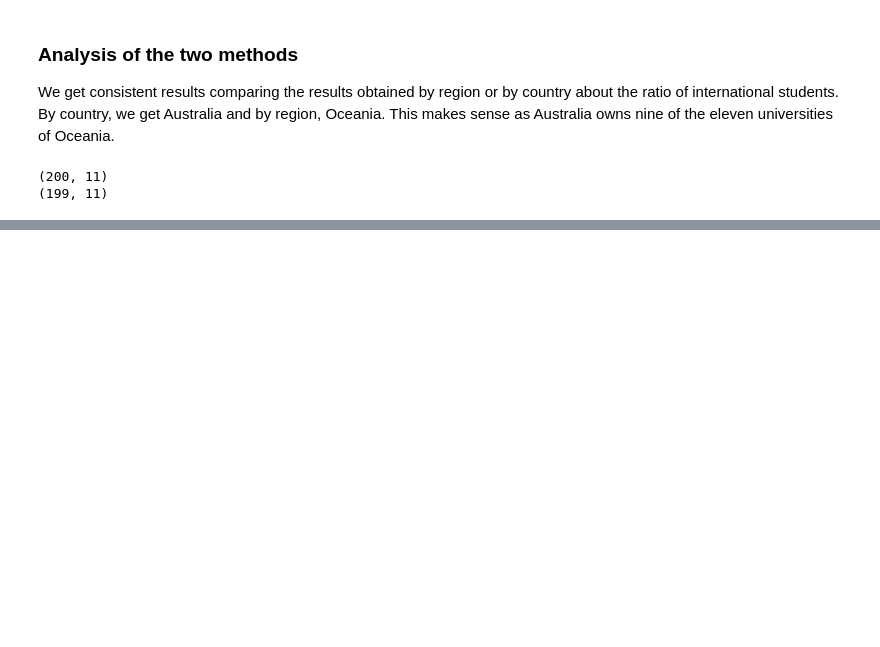
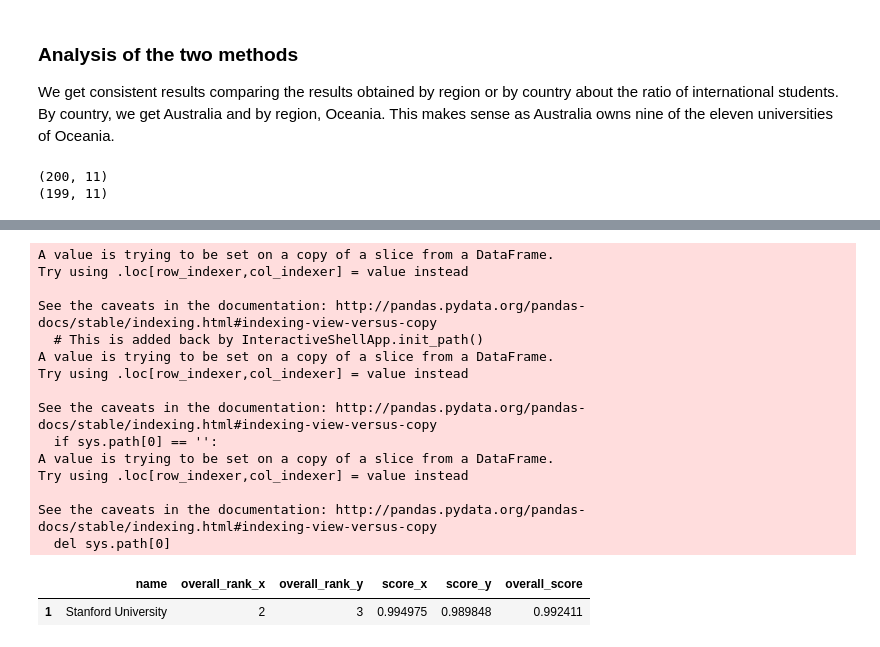
Before and after one commit to Timonzimm/CS-401, a Jupyter notebook: HW02/Homework 2.ipynb, the cells around one changed output, grey strips where cells are left out. Drawn from its saved outputs; the diff is of its cells as text; code cells hidden in the pictures; blank space fills up the shorter version.

```diff
--- a/HW02/Homework 2.ipynb
+++ b/HW02/Homework 2.ipynb
@@ -273,0 +295,34 @@ U.head()
+# %%
+r = merged[['name', 'overall_rank_x', 'overall_rank_y']]
+r.head()
+
+def lin(df):
+    best_rank = df.min()
+    worst_rank = df.max()
+    a = 1 / (best_rank - worst_rank)
+    b = 1 - a*best_rank
+    return df.apply(lambda x: a*x + b)
+
+r['score_x'] = lin(r['overall_rank_x'])
+r['score_y'] = lin(r['overall_rank_y'])
+r['overall_score'] = 0.5*r['score_x'] + 0.5*r['score_y']
+
+r[r['overall_score'] == r['overall_score'].max()]
+# %% [output]
+A value is trying to be set on a copy of a slice from a DataFrame.
+Try using .loc[row_indexer,col_indexer] = value instead
+
+See the caveats in the documentation: http://pandas.pydata.org/pandas-docs/stable/indexing.html#indexing-view-versus-copy
+  # This is added back by InteractiveShellApp.init_path()
+A value is trying to be set on a copy of a slice from a DataFrame.
+Try using .loc[row_indexer,col_indexer] = value instead
+
+See the caveats in the documentation: http://pandas.pydata.org/pandas-docs/stable/indexing.html#indexing-view-versus-copy
+  if sys.path[0] == '':
+A value is trying to be set on a copy of a slice from a DataFrame.
+Try using .loc[row_indexer,col_indexer] = value instead
+
+See the caveats in the documentation: http://pandas.pydata.org/pandas-docs/stable/indexing.html#indexing-view-versus-copy
+  del sys.path[0]
+|  | name | overall_rank_x | overall_rank_y | score_x | score_y | overall_score |
+| 1 | Stanford University | 2 | 3 | 0.994975 | 0.989848 | 0.992411 |
```
Also changed, not shown: parts of 4 cells of this notebook.
